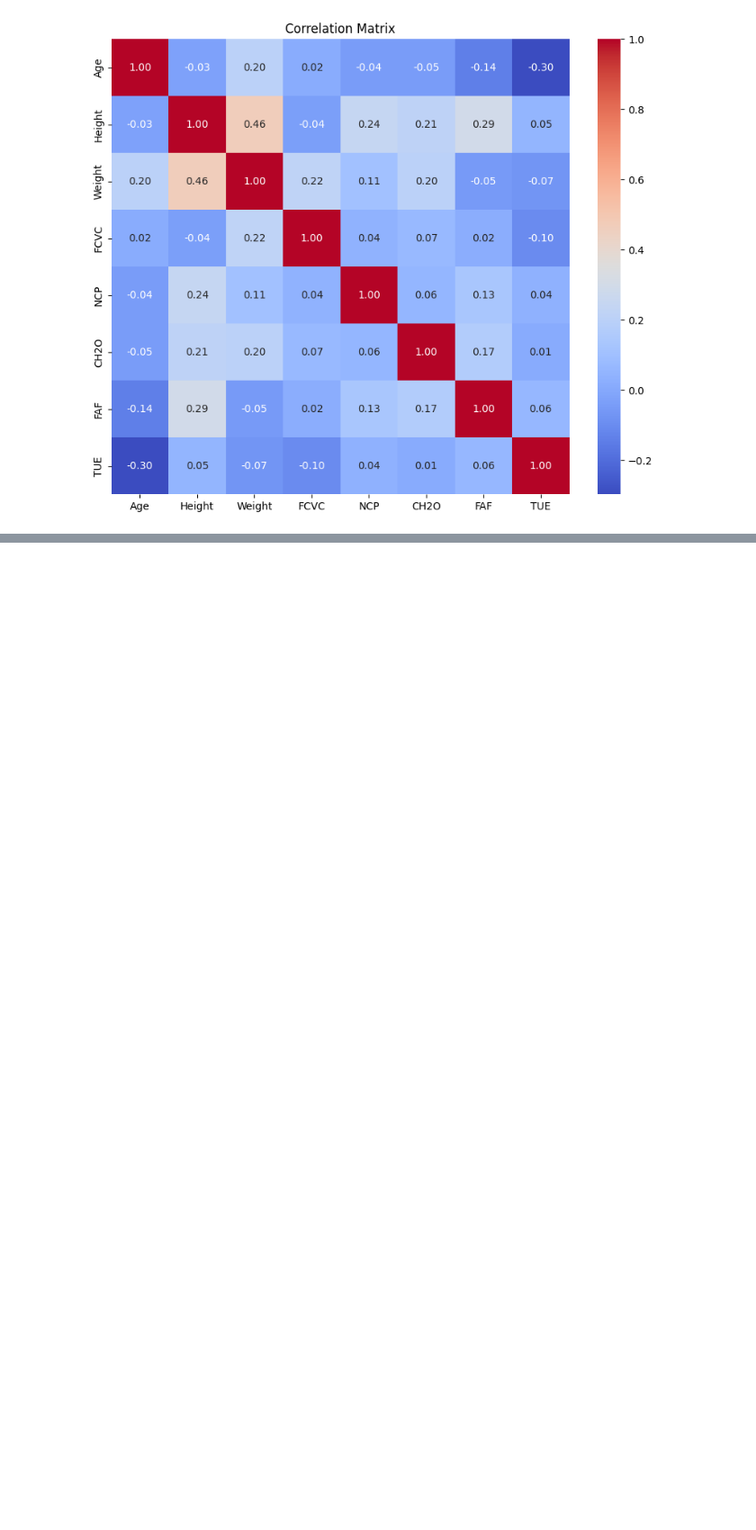
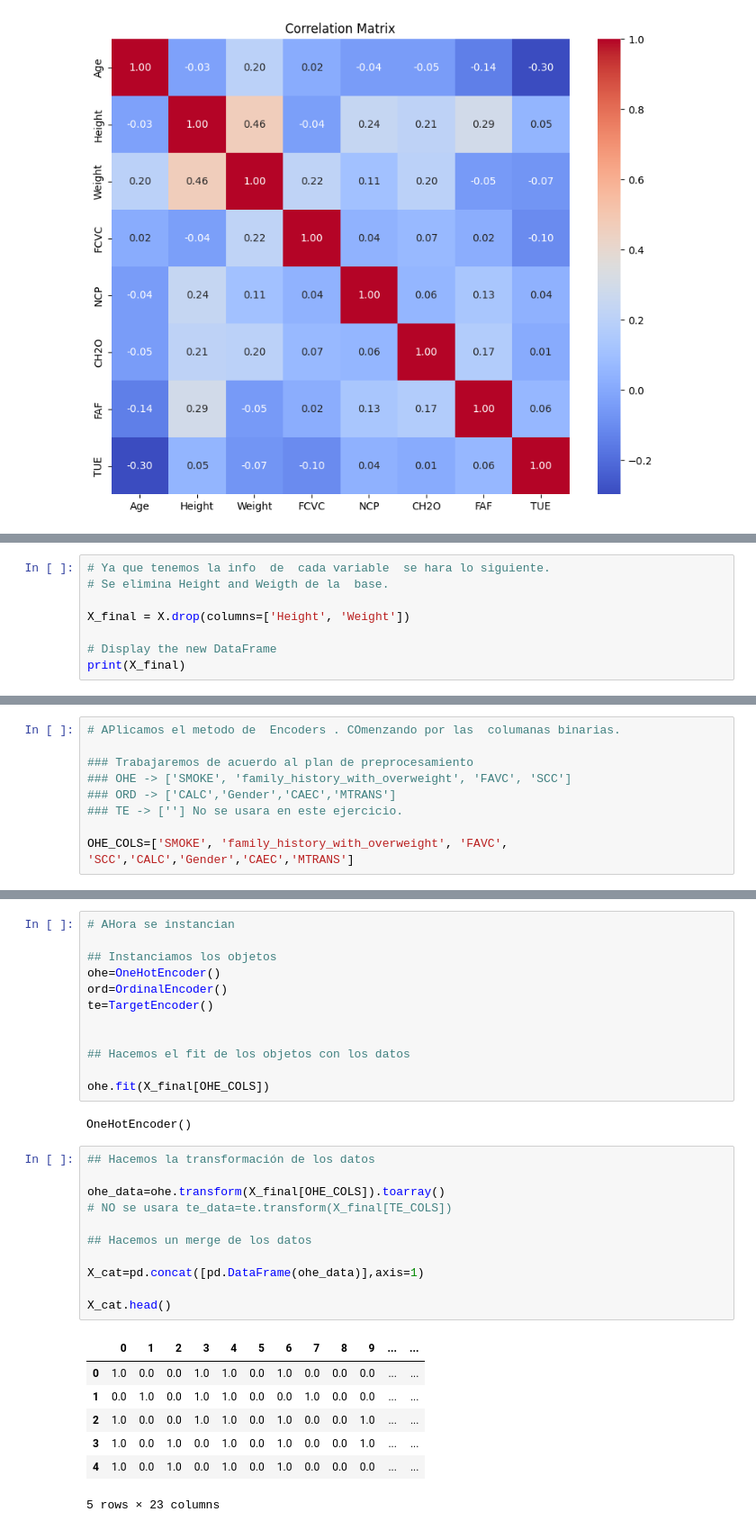
Before and after one commit to purplefunke/Taller_final, a Jupyter notebook: ML_Final/Final.ipynb, the cells around one changed output, grey strips where cells are left out. Shown: that part at 90% size. Drawn from its saved outputs; the diff is of its cells as text; blank space fills up the shorter version.

```diff
--- a/ML_Final/Final.ipynb
+++ b/ML_Final/Final.ipynb
@@ -467,0 +532,8 @@ TUE     1.000000
+# %%
+# Ya que tenemos la info  de  cada variable  se hara lo siguiente.
+# Se elimina Height and Weigth de la  base.
+
+X_final = X.drop(columns=['Height', 'Weight'])
+
+# Display the new DataFrame
+print(X_final)
@@ -467,0 +560,9 @@ TUE     1.000000
+# %%
+# APlicamos el metodo de  Encoders . COmenzando por las  columanas binarias.
+
+### Trabajaremos de acuerdo al plan de preprocesamiento
+### OHE -> ['SMOKE', 'family_history_with_overweight', 'FAVC', 'SCC']
+### ORD -> ['CALC','Gender','CAEC','MTRANS']
+### TE -> [''] No se usara en este ejercicio.
+
+OHE_COLS=['SMOKE', 'family_history_with_overweight', 'FAVC', 'SCC','CALC','Gender','CAEC','MTRANS']
@@ -467,0 +594,33 @@ TUE     1.000000
+# %%
+# AHora se instancian
+
+## Instanciamos los objetos
+ohe=OneHotEncoder()
+ord=OrdinalEncoder()
+te=TargetEncoder()
+
+
+## Hacemos el fit de los objetos con los datos
+
+ohe.fit(X_final[OHE_COLS])
+# %% [output]
+OneHotEncoder()
+# %%
+## Hacemos la transformación de los datos
+
+ohe_data=ohe.transform(X_final[OHE_COLS]).toarray()
+# NO se usara te_data=te.transform(X_final[TE_COLS])
+
+## Hacemos un merge de los datos
+
+X_cat=pd.concat([pd.DataFrame(ohe_data)],axis=1)
+
+X_cat.head()
+# %% [output]
+|  | 0 | 1 | 2 | 3 | 4 | 5 | 6 | 7 | 8 | 9 | ... | ... |
+| 0 | 1.0 | 0.0 | 0.0 | 1.0 | 1.0 | 0.0 | 1.0 | 0.0 | 0.0 | 0.0 | ... | ... |
+| 1 | 0.0 | 1.0 | 0.0 | 1.0 | 1.0 | 0.0 | 0.0 | 1.0 | 0.0 | 0.0 | ... | ... |
+| 2 | 1.0 | 0.0 | 0.0 | 1.0 | 1.0 | 0.0 | 1.0 | 0.0 | 0.0 | 1.0 | ... | ... |
+| 3 | 1.0 | 0.0 | 1.0 | 0.0 | 1.0 | 0.0 | 1.0 | 0.0 | 0.0 | 1.0 | ... | ... |
+| 4 | 1.0 | 0.0 | 1.0 | 0.0 | 1.0 | 0.0 | 1.0 | 0.0 | 0.0 | 0.0 | ... | ... |
+5 rows × 23 columns
```
Also changed, not shown: parts of 14 cells of this notebook.
